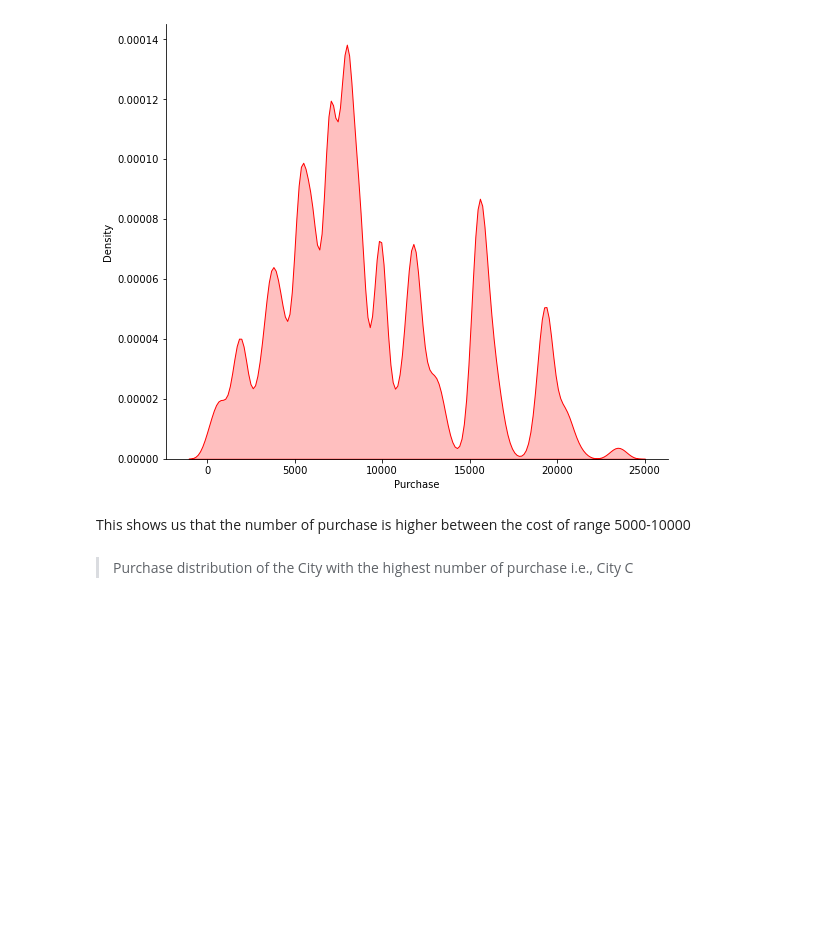
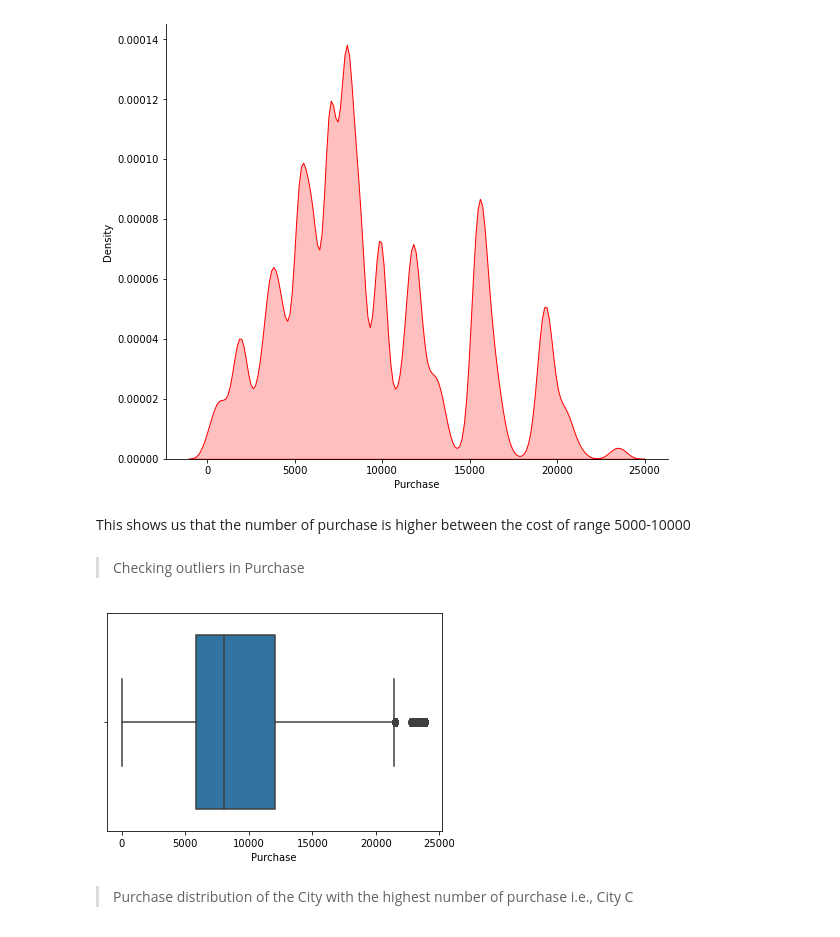
Before and after one commit to Laaroyussuf/Black-Friday-Purchase_Prediction, a Jupyter notebook: BlackFridaySale.ipynb, the cells around one changed output. Drawn from its saved outputs; the diff is of its cells as text; code cells hidden in the pictures; blank space fills up the shorter version.

```diff
--- a/BlackFridaySale.ipynb
+++ b/BlackFridaySale.ipynb
@@ -379,6 +395,12 @@ sns.despine();
 [figure]
 # %% [markdown]
 This shows us that the number of purchase is higher between the cost of range 5000-10000
+# %% [markdown]
+> Checking outliers in Purchase
+# %%
+sns.boxplot(x=train_set.Purchase);
+# %% [output]
+[figure, added]
 # %% [markdown]
 > Purchase distribution of the City with the highest number of purchase i.e., City C
 # %%
```
Also changed, not shown: parts of 114 cells of this notebook, 4 other files.
